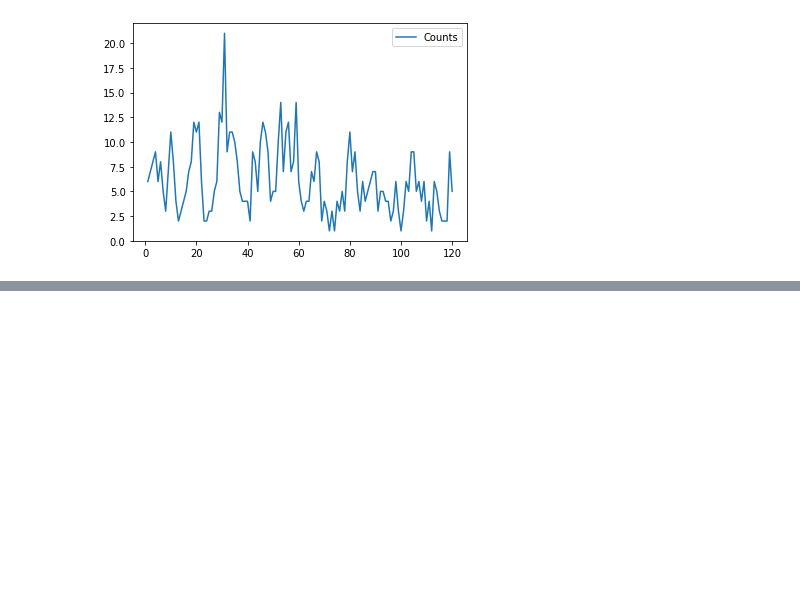
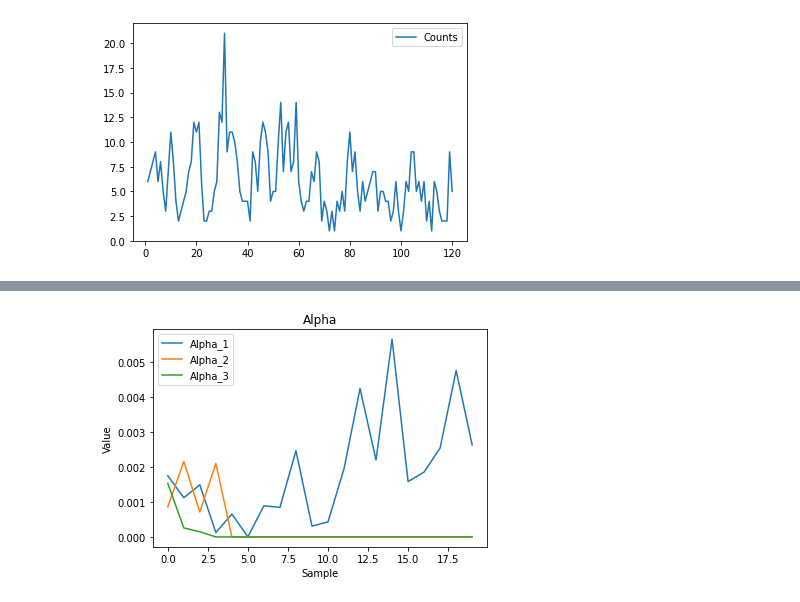
Before and after one commit to Jbrich95/INARMA_RJMCMC_py, a Jupyter notebook: Application.ipynb, the cells around one changed output, grey strips where cells are left out. Cells and saved outputs as stored; diff of their text form; code cells hidden in the pictures; blank space fills up the shorter version.

```diff
--- a/Application.ipynb
+++ b/Application.ipynb
@@ -135,0 +51,16 @@ par_sample[0]
+# %%
+
+# plot alpha
+max_p = max(order_count[0,])
+
+fig = plt.figure()
+ax = fig.add_subplot(111)
+ax.plot(alphas)
+ax.set(title='Alpha', ylabel='Value', xlabel='Sample')
+
+alpha_lab=[]
+for i in range(0,max_p): alpha_lab.append("Alpha_%i" %(i+1) )
+ax.legend(loc = "best",labels = alpha_lab)
+plt.show()
+# %% [output]
+[figure, added]
```
Also changed, not shown: parts of 11 cells of this notebook, 2 other files.
